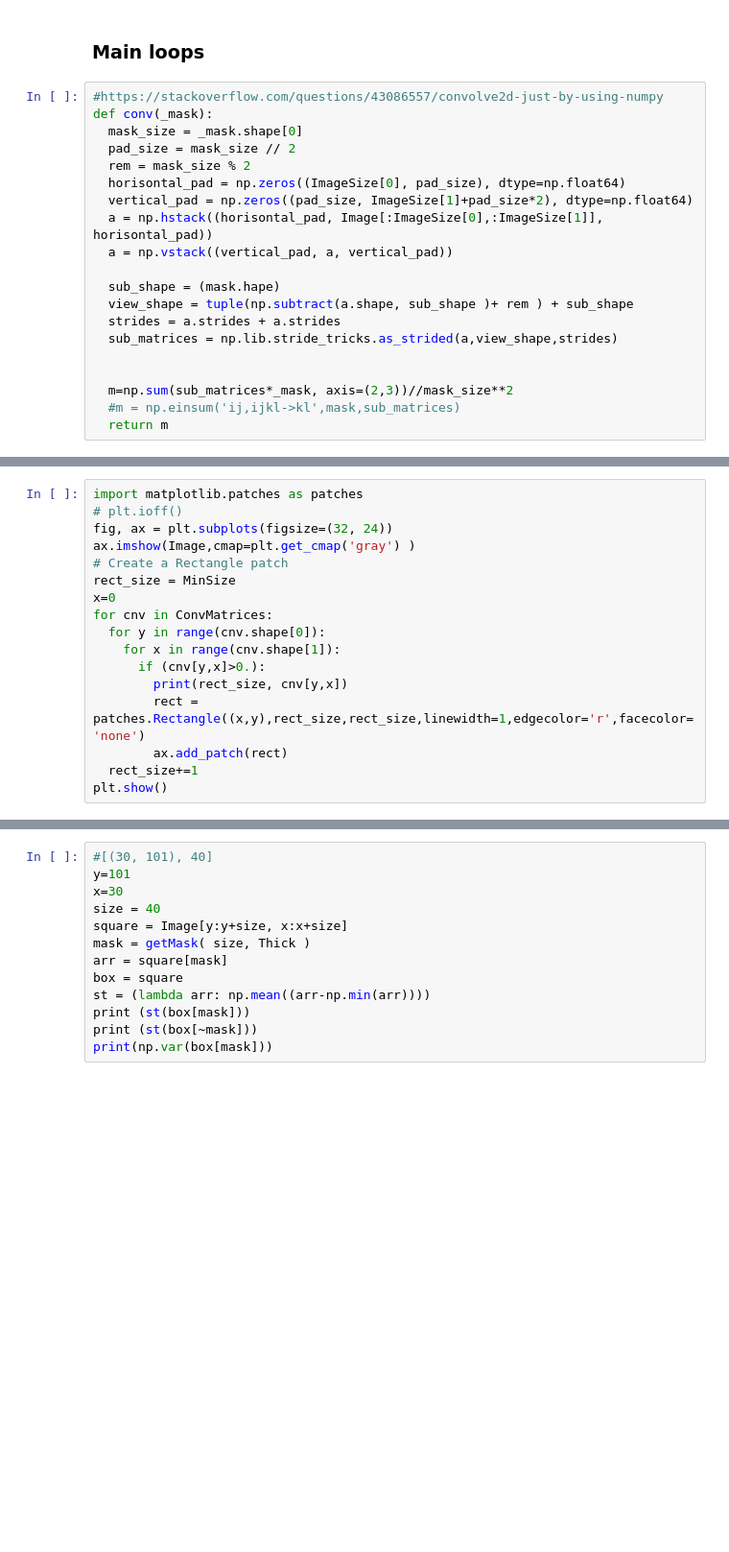
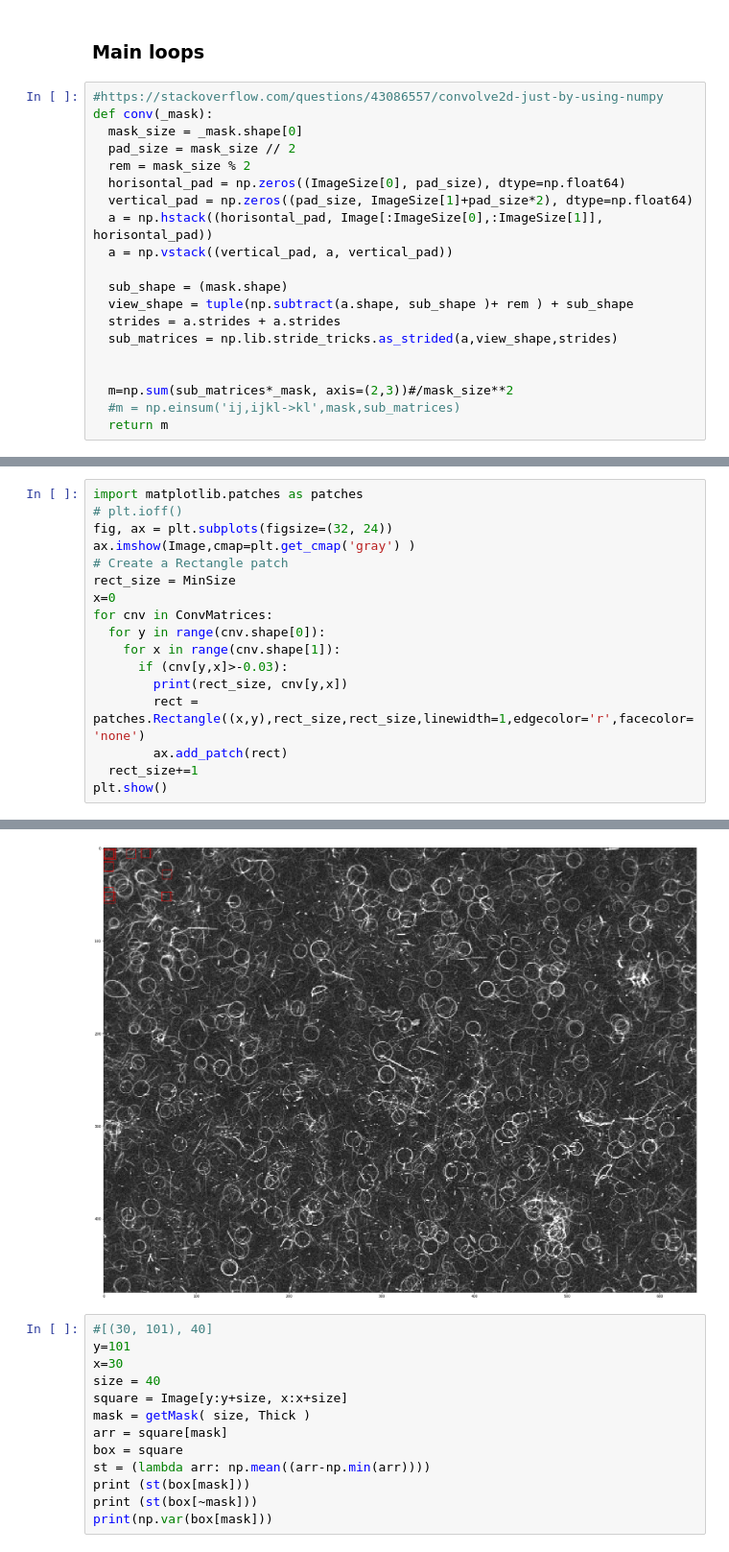
Before and after one commit to andrew-veriga/MathForML, a Jupyter notebook: ConvolutionalCoffieCircles.ipynb, the cells around one changed output, grey strips where cells are left out. Shown at 96% size. Drawn from its saved outputs; the diff is of its cells as text; blank space fills up the shorter version.

```diff
--- a/ConvolutionalCoffieCircles.ipynb
+++ b/ConvolutionalCoffieCircles.ipynb
@@ -239,12 +191,12 @@ def conv(_mask):
   a = np.hstack((horisontal_pad, Image[:ImageSize[0],:ImageSize[1]], horisontal_pad))
   a = np.vstack((vertical_pad, a, vertical_pad))
 
-  sub_shape = (mask.hape)
+  sub_shape = (mask.shape)
   view_shape = tuple(np.subtract(a.shape, sub_shape )+ rem ) + sub_shape
   strides = a.strides + a.strides
   sub_matrices = np.lib.stride_tricks.as_strided(a,view_shape,strides)
 
 
-  m=np.sum(sub_matrices*_mask, axis=(2,3))//mask_size**2
+  m=np.sum(sub_matrices*_mask, axis=(2,3))#/mask_size**2
   #m = np.einsum('ij,ijkl->kl',mask,sub_matrices)
   return m
@@ -289,9 +255,10 @@ x=0
 for cnv in ConvMatrices:
   for y in range(cnv.shape[0]):
     for x in range(cnv.shape[1]):
-      if (cnv[y,x]>0.):
+      if (cnv[y,x]>-0.03):
         print(rect_size, cnv[y,x])
         rect = patches.Rectangle((x,y),rect_size,rect_size,linewidth=1,edgecolor='r',facecolor='none')
         ax.add_patch(rect)
   rect_size+=1
 plt.show()
+# %% [output]
@@ -298,3 +283,4 @@ plt.show()
+[figure, added]
 # %%
 #[(30, 101), 40]
 y=101
```
Also changed, not shown: parts of 12 cells of this notebook.
